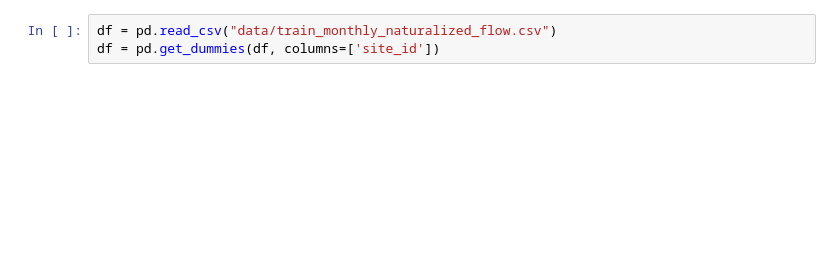
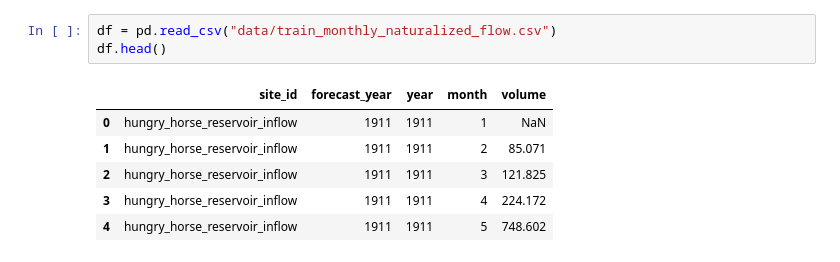
Before and after one commit to H-Cindy/streamflow-forecasting, a Jupyter notebook: model.ipynb, the cells around one changed output. Cells and saved outputs as stored; diff of their text form; blank space fills up the shorter version.

```diff
--- a/model.ipynb
+++ b/model.ipynb
@@ -53,4 +14,11 @@ To enable the following instructions: AVX2 FMA, in other operations, rebuild Ten
 # %%
 df = pd.read_csv("data/train_monthly_naturalized_flow.csv")
-df = pd.get_dummies(df, columns=['site_id'])
+df.head()
+# %% [output]
+|  | site_id | forecast_year | year | month | volume |
+| 0 | hungry_horse_reservoir_inflow | 1911 | 1911 | 1 | NaN |
+| 1 | hungry_horse_reservoir_inflow | 1911 | 1911 | 2 | 85.071 |
+| 2 | hungry_horse_reservoir_inflow | 1911 | 1911 | 3 | 121.825 |
+| 3 | hungry_horse_reservoir_inflow | 1911 | 1911 | 4 | 224.172 |
+| 4 | hungry_horse_reservoir_inflow | 1911 | 1911 | 5 | 748.602 |
 # %%
```
Also changed, not shown: parts of 10 cells of this notebook, 1 other file.
